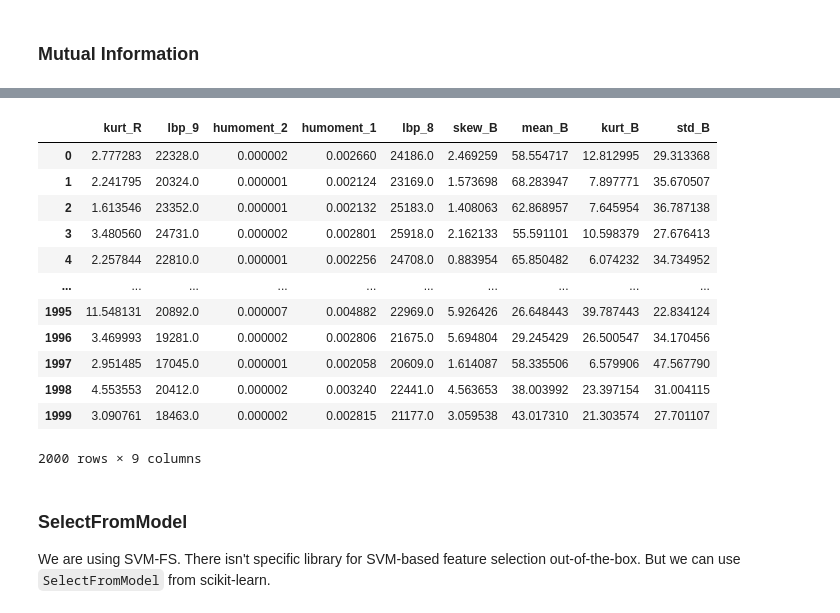
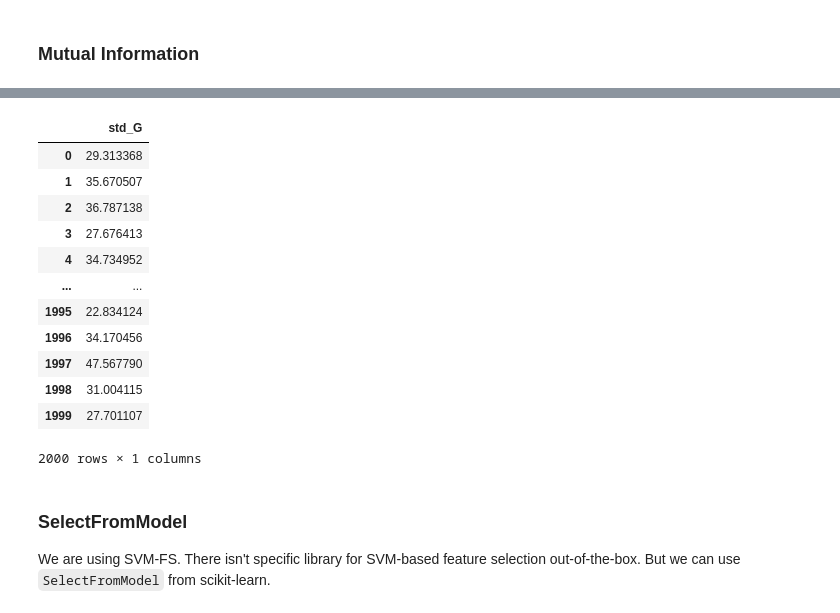
Before and after one commit to zeerafle/oil-palm-stem, a Jupyter notebook: disease_detection.ipynb, the cells around one changed output, grey strips where cells are left out. Saved outputs shown, nothing was run; the diff lists cells and outputs as text; code cells hidden in the pictures.

```diff
--- a/disease_detection.ipynb
+++ b/disease_detection.ipynb
@@ -391,20 +529,0 @@ reduced_proc_img_features_mi
-# %%
-mi = mutual_info_classif(orig_img_df, orig_img_label)
-sorted_indices = np.argsort(mi)
-top_indices = sorted_indices[-9:]
-reduced_orig_img_features_mi = orig_img_df.iloc[:, top_indices]
-reduced_orig_img_features_mi
-# %% [output]
-|  | kurt_R | lbp_9 | humoment_2 | humoment_1 | lbp_8 | skew_B | mean_B | kurt_B | std_B |
-| 0 | 2.777283 | 22328.0 | 0.000002 | 0.002660 | 24186.0 | 2.469259 | 58.554717 | 12.812995 | 29.313368 |
-| 1 | 2.241795 | 20324.0 | 0.000001 | 0.002124 | 23169.0 | 1.573698 | 68.283947 | 7.897771 | 35.670507 |
-| 2 | 1.613546 | 23352.0 | 0.000001 | 0.002132 | 25183.0 | 1.408063 | 62.868957 | 7.645954 | 36.787138 |
-| 3 | 3.480560 | 24731.0 | 0.000002 | 0.002801 | 25918.0 | 2.162133 | 55.591101 | 10.598379 | 27.676413 |
-| 4 | 2.257844 | 22810.0 | 0.000001 | 0.002256 | 24708.0 | 0.883954 | 65.850482 | 6.074232 | 34.734952 |
-| ... | ... | ... | ... | ... | ... | ... | ... | ... | ... |
-| 1995 | 11.548131 | 20892.0 | 0.000007 | 0.004882 | 22969.0 | 5.926426 | 26.648443 | 39.787443 | 22.834124 |
-| 1996 | 3.469993 | 19281.0 | 0.000002 | 0.002806 | 21675.0 | 5.694804 | 29.245429 | 26.500547 | 34.170456 |
-| 1997 | 2.951485 | 17045.0 | 0.000001 | 0.002058 | 20609.0 | 1.614087 | 58.335506 | 6.579906 | 47.567790 |
-| 1998 | 4.553553 | 20412.0 | 0.000002 | 0.003240 | 22441.0 | 4.563653 | 38.003992 | 23.397154 | 31.004115 |
-| 1999 | 3.090761 | 18463.0 | 0.000002 | 0.002815 | 21177.0 | 3.059538 | 43.017310 | 21.303574 | 27.701107 |
-2000 rows × 9 columns
@@ -414,0 +530,29 @@ reduced_orig_img_features_mi.to_csv(os.path.join('data', 'reduced_orig_img_featu
+# %%
+def calculate_mutual_information(feature_df, label, threshold=0.05):
+    mi = mutual_info_classif(feature_df, label)
+    selected_column_index = np.where(mi > threshold)
+    return feature_df.iloc[:,  selected_column_index[0]]
+# %%
+reduced_proc_img_features_mi = calculate_mutual_information(
+    proc_img_df,
+    proc_img_label
+)
+reduced_orig_img_features_mi = calculate_mutual_information(
+    orig_img_df,
+    orig_img_label
+)
+reduced_orig_img_features_mi
+# %% [output]
+|  | std_G |
+| 0 | 29.313368 |
+| 1 | 35.670507 |
+| 2 | 36.787138 |
+| 3 | 27.676413 |
+| 4 | 34.734952 |
+| ... | ... |
+| 1995 | 22.834124 |
+| 1996 | 34.170456 |
+| 1997 | 47.567790 |
+| 1998 | 31.004115 |
+| 1999 | 27.701107 |
+2000 rows × 1 columns
```
Also changed, not shown: parts of 39 cells of this notebook, 12 other files.
